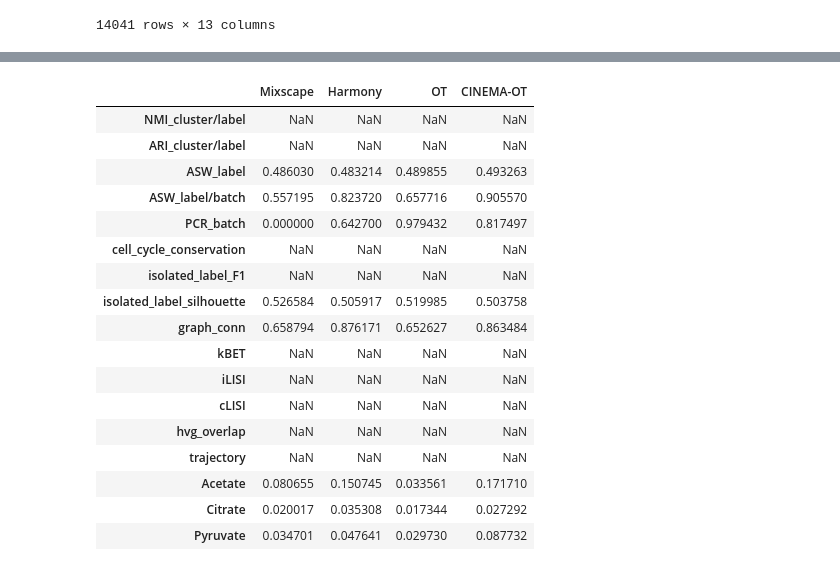
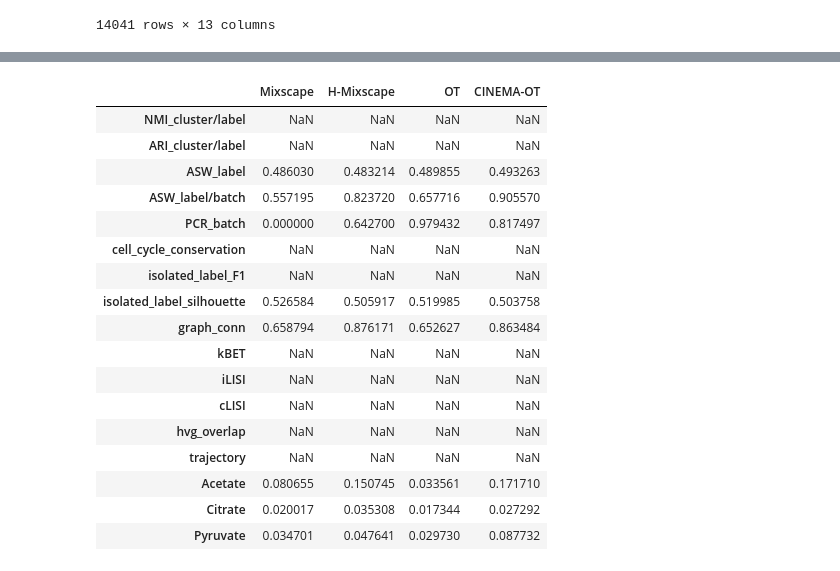
Before and after one commit to vandijklab/CINEMA-OT, a Jupyter notebook: benchmark/Sciplex_benchmark.ipynb, the cells around one changed output, grey strips where cells are left out. Saved outputs shown, nothing was run; the diff lists cells and outputs as text; code cells hidden in the pictures.

```diff
--- a/benchmark/Sciplex_benchmark.ipynb
+++ b/benchmark/Sciplex_benchmark.ipynb
@@ -92,13 +92,13 @@ Isolated labels ASW...
 Graph connectivity...
 # %%
 metric_m.columns = ['Mixscape']
-metric_h.columns = ['Harmony']
+metric_h.columns = ['H-Mixscape']
 metric_o.columns = ['OT']
 metric_c.columns = ['CINEMA-OT']
 metrics = pd.concat([metric_m,metric_h,metric_o,metric_c],axis=1)
 metrics
 # %% [output]
-|  | Mixscape | Harmony | OT | CINEMA-OT |
+|  | Mixscape | H-Mixscape | OT | CINEMA-OT |
 | NMI_cluster/label | NaN | NaN | NaN | NaN |
 | ARI_cluster/label | NaN | NaN | NaN | NaN |
 | ASW_label | 0.486030 | 0.483214 | 0.489855 | 0.493263 |
```
Also changed, not shown: parts of 11 cells of this notebook.
